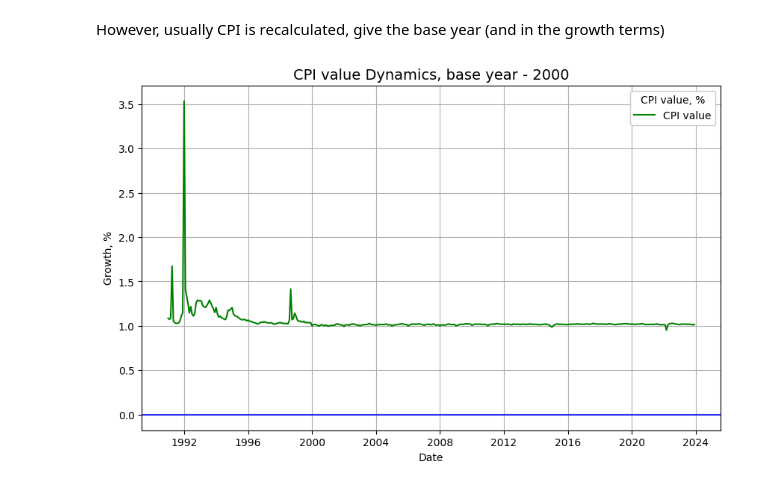
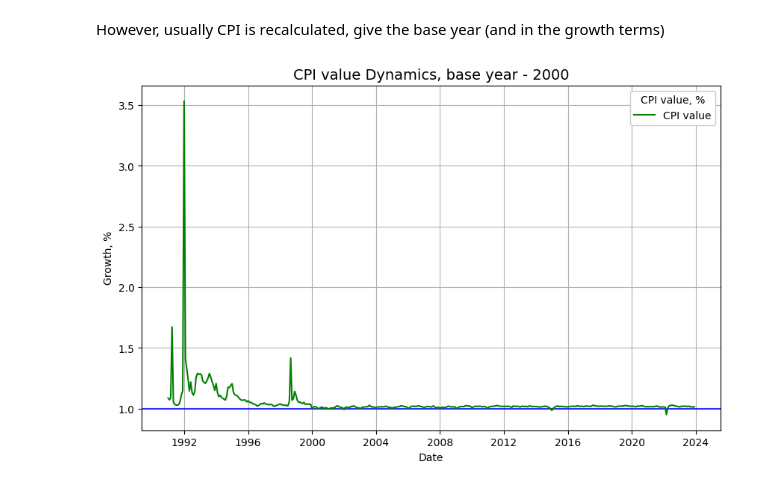
Before and after one commit to Nick-Pupkin/NES, a Jupyter notebook: HA_6_Popov_python.ipynb, the cells around one changed output. Cells and saved outputs as stored; diff of their text form; code cells hidden in the pictures.

```diff
--- a/HA_6_Popov_python.ipynb
+++ b/HA_6_Popov_python.ipynb
@@ -635,22 +635,22 @@ for idx in CPI_data_final.index:
 # %%
 fig = plt.figure(figsize=(10,6))
 
 start = '1991-01-01'
 end = '2023-12-01'
 
-plt.axhline(y=0, color='blue', alpha=0.8)
+plt.axhline(y=1, color='blue', alpha=0.8)
 
 plt.plot(CPI_data_final[start:end], label='CPI value', color='green')
 
 plt.legend(title='CPI value, %', framealpha=1)
 
 plt.title('CPI value Dynamics, base year - 2000', fontsize=14)
 
 plt.xlabel('Date')
 plt.ylabel('Growth, %')
 
 plt.grid()
 
 None
 # %% [output]
-[figure, old version]
+[figure, new version]
```
